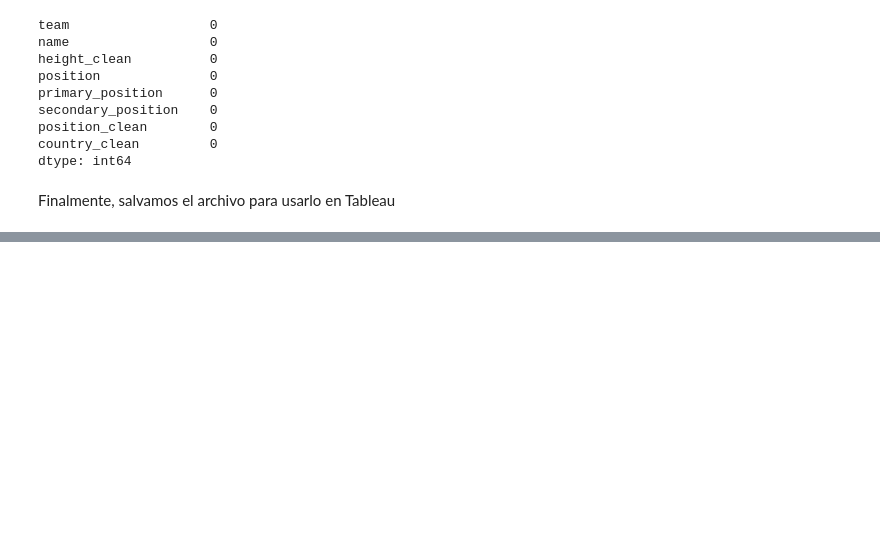
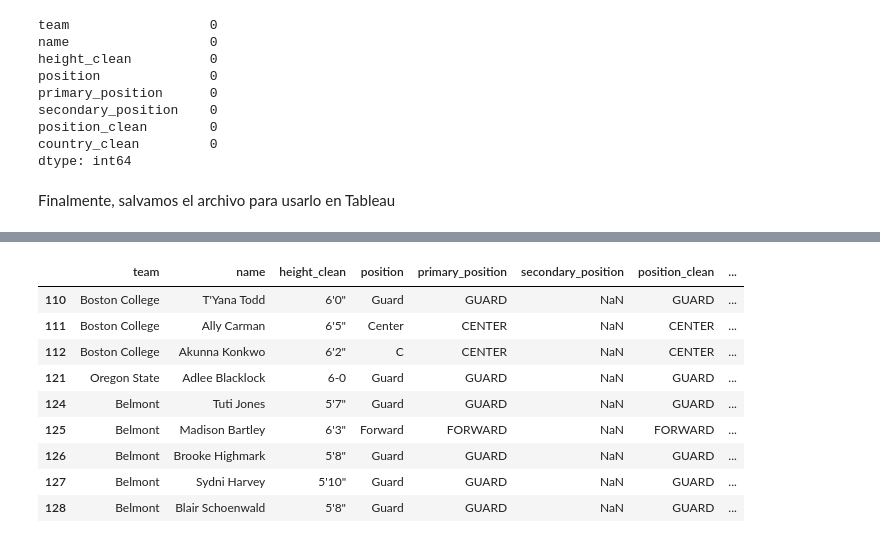
Before and after one commit to cistelsa/Predictive-Sentiment-Analysis-of-Twitter-for-BTC, a Jupyter notebook: Data_Analysis/Tableau_Practice/Limpieza_para_Tableau.ipynb, the cells around one changed output, grey strips where cells are left out. Cells and saved outputs as stored; diff of their text form; code cells hidden in the pictures; blank space fills up the shorter version.

```diff
--- a/Data_Analysis/Tableau_Practice/Limpieza_para_Tableau.ipynb
+++ b/Data_Analysis/Tableau_Practice/Limpieza_para_Tableau.ipynb
@@ -22,3 +19,10 @@ df= pd.read_excel(file_path, sheet_name="wbb_rosters_2022_23")
+# %%
+#El file name va a variar depende de la ubicación donde cada quien haya guardado el archivo
+#pero la ruta que si debemos de tener todos en común es la siguiente:
+#Predictive-Sentiment-Analysis-of-Twitter-for-BTC/Data_Analysis/Tableau_Practice/Data_Sets/wbb_rosters_2022_23.xlsx"
+file_name = "C:/Users/willi/OneDrive/Escritorio/Henry/Proyecto twitter/Predictive-Sentiment-Analysis-of-Twitter-for-BTC/Data_Analysis/Tableau_Practice/Data_Sets/wbb_rosters_2022_23.xlsx"
+file_path = os.path.join(os.getcwd(), file_name)
+df= pd.read_excel(file_path, sheet_name="wbb_rosters_2022_23")
 # %%
 df.head()
 # %% [output]
@@ -129,0 +143,5 @@ df.to_excel(file_path, index=False)
+# %%
+#observamos como los datos de la columna 'height_clean' estan en tipo str y con un tipo de apóstrofe
+#por lo que debemos de retirarlo y convertirlo a float para un análisis mas sencillo
+df_altura_promedio = df.copy() #creamos otro data frame para no alterar el que ya fue trabajado
+df_altura_promedio.head(3)
@@ -129,0 +174,4 @@ df.to_excel(file_path, index=False)
+# %%
+#cambiamos a nulo los datos que sean del tipo date time
+df_altura_promedio['height_clean'] = df_altura_promedio['height_clean'].apply(lambda x: None if isinstance(x, pd.datetime) else x)
+df_altura_promedio.head(3)
@@ -129,0 +206,2 @@ df.to_excel(file_path, index=False)
+# %%
+df_altura_promedio = df_altura_promedio.dropna(subset=['height_clean'])  #eliminamos los valores null
@@ -129,0 +236,15 @@ df.to_excel(file_path, index=False)
+# %%
+#recordemos que el index con el que fue cargado es diferente al index de la posición en la tabla
+# por lo que el index del dato 114 es el index de la posición 121 en la tabla
+df_altura_promedio.iloc[110:119] #observamos como el dato esta mal cargado 6-0 en vez de 6'0
+# %% [output]
+|  | team | name | height_clean | position | primary_position | secondary_position | position_clean | ... |
+| 110 | Boston College | T'Yana Todd | 6'0" | Guard | GUARD | NaN | GUARD | ... |
+| 111 | Boston College | Ally Carman | 6'5" | Center | CENTER | NaN | CENTER | ... |
+| 112 | Boston College | Akunna Konkwo | 6'2" | C | CENTER | NaN | CENTER | ... |
+| 121 | Oregon State | Adlee Blacklock | 6-0 | Guard | GUARD | NaN | GUARD | ... |
+| 124 | Belmont | Tuti Jones | 5'7" | Guard | GUARD | NaN | GUARD | ... |
+| 125 | Belmont | Madison Bartley | 6'3" | Forward | FORWARD | NaN | FORWARD | ... |
+| 126 | Belmont | Brooke Highmark | 5'8" | Guard | GUARD | NaN | GUARD | ... |
+| 127 | Belmont | Sydni Harvey | 5'10" | Guard | GUARD | NaN | GUARD | ... |
+| 128 | Belmont | Blair Schoenwald | 5'8" | Guard | GUARD | NaN | GUARD | ... |
```
Also changed, not shown: parts of 19 cells of this notebook.
